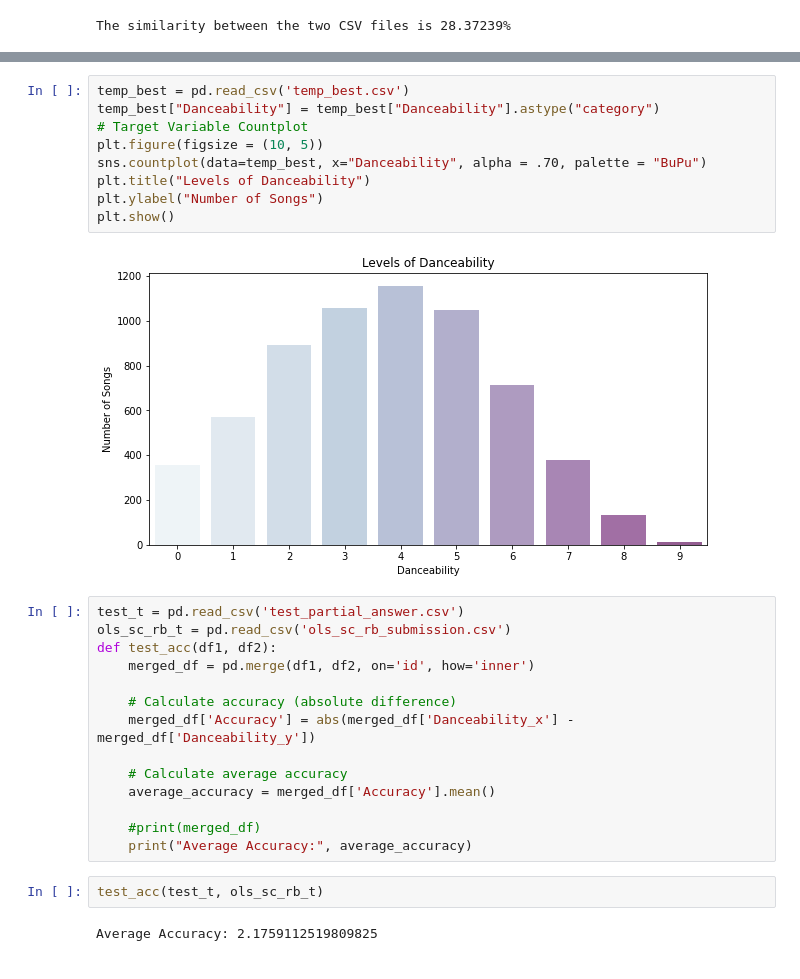
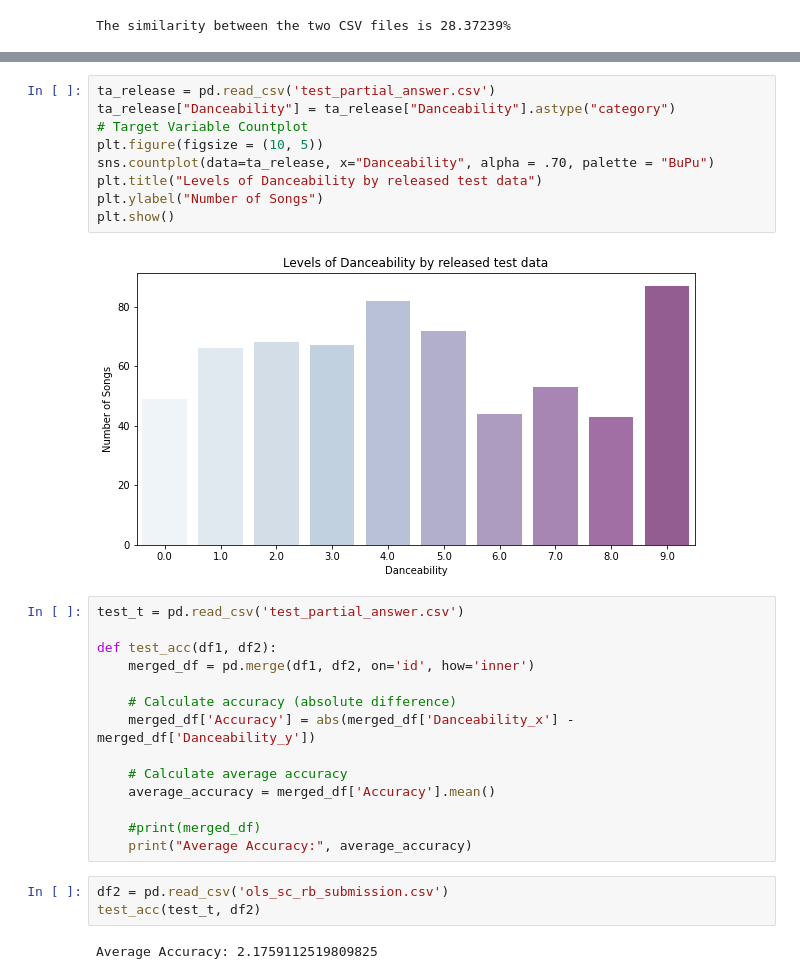
Before and after one commit to ouyang-yang/HTML, a Jupyter notebook: similarity.ipynb, the cells around one changed output, grey strips where cells are left out. Cells and saved outputs as stored; diff of their text form.

```diff
--- a/similarity.ipynb
+++ b/similarity.ipynb
@@ -125,17 +194,17 @@ The similarity between the two CSV files is 28.37239%
 # %%
-temp_best = pd.read_csv('temp_best.csv')
-temp_best["Danceability"] = temp_best["Danceability"].astype("category")
+ta_release = pd.read_csv('test_partial_answer.csv')
+ta_release["Danceability"] = ta_release["Danceability"].astype("category")
 # Target Variable Countplot
 plt.figure(figsize = (10, 5))
-sns.countplot(data=temp_best, x="Danceability", alpha = .70, palette = "BuPu")
-plt.title("Levels of Danceability")
+sns.countplot(data=ta_release, x="Danceability", alpha = .70, palette = "BuPu")
+plt.title("Levels of Danceability by released test data")
 plt.ylabel("Number of Songs")
 plt.show()
 # %% [output]
-[figure, old version]
+[figure, new version]
 # %%
 test_t = pd.read_csv('test_partial_answer.csv')
-ols_sc_rb_t = pd.read_csv('ols_sc_rb_submission.csv')
+
 def test_acc(df1, df2):
     merged_df = pd.merge(df1, df2, on='id', how='inner')
 
@@ -147,7 +216,8 @@ def test_acc(df1, df2):
 
     #print(merged_df)
     print("Average Accuracy:", average_accuracy)
-# %%
-test_acc(test_t, ols_sc_rb_t)
-# %% [output]
-Average Accuracy: 2.1759112519809825
+# %%
+df2 = pd.read_csv('ols_sc_rb_submission.csv')
+test_acc(test_t, df2)
+# %% [output]
+Average Accuracy: 2.1759112519809825
```
Also changed, not shown: parts of 5 cells of this notebook, 22 other files.
